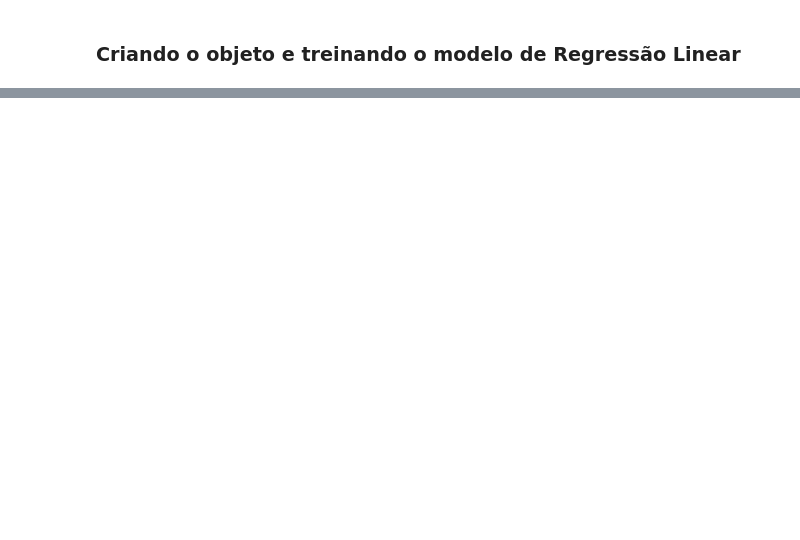
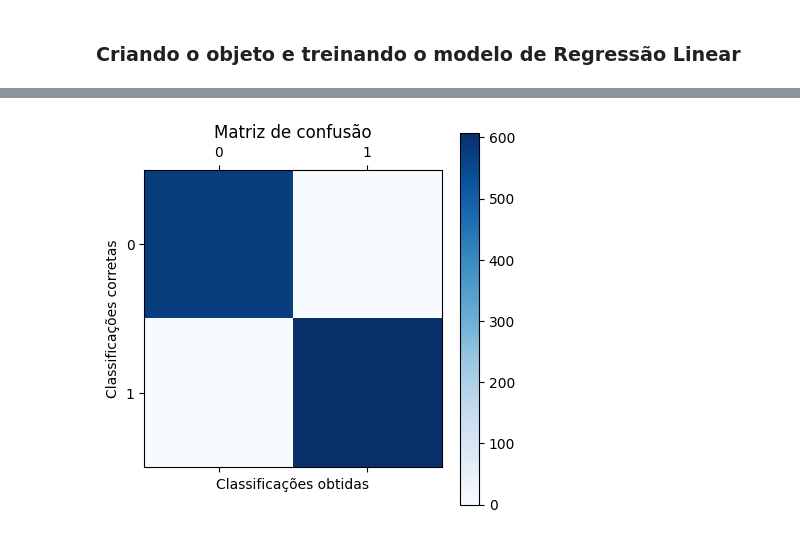
Before and after one commit to HodricVieira/Reconhecimento-de-digitos-ML-2023.2, a Jupyter notebook: reg_log_1_5.ipynb, the cells around one changed output, grey strips where cells are left out. Drawn from its saved outputs; the diff is of its cells as text; code cells hidden in the pictures; blank space fills up the shorter version.

```diff
--- a/reg_log_1_5.ipynb
+++ b/reg_log_1_5.ipynb
@@ -249,0 +217,9 @@ ValueError: shapes (1184,3) and (1184,) not aligned: 3 (dim 1) != 1184 (dim 0)
+# %%
+plt.matshow(matriz_de_confusao_treino, cmap='Blues')
+plt.title('Matriz de confusão')
+plt.colorbar()
+plt.ylabel("Classificações corretas")
+plt.xlabel("Classificações obtidas")
+plt.show()
+# %% [output]
+[figure, added]
```
Also changed, not shown: parts of 12 cells of this notebook, 2 other files.
